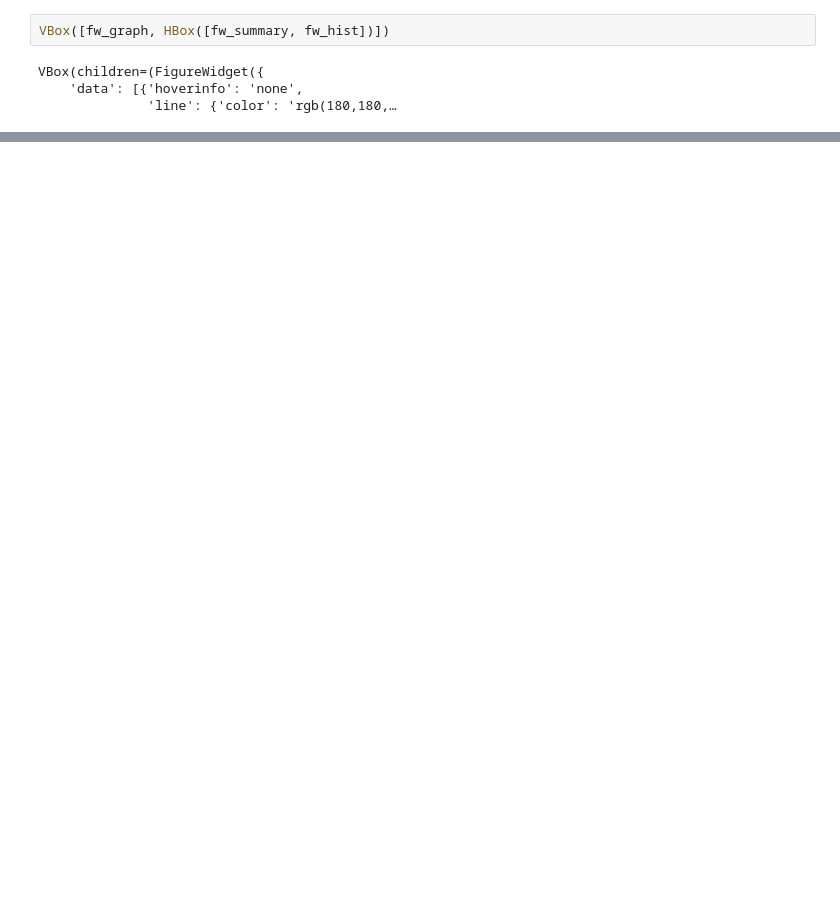
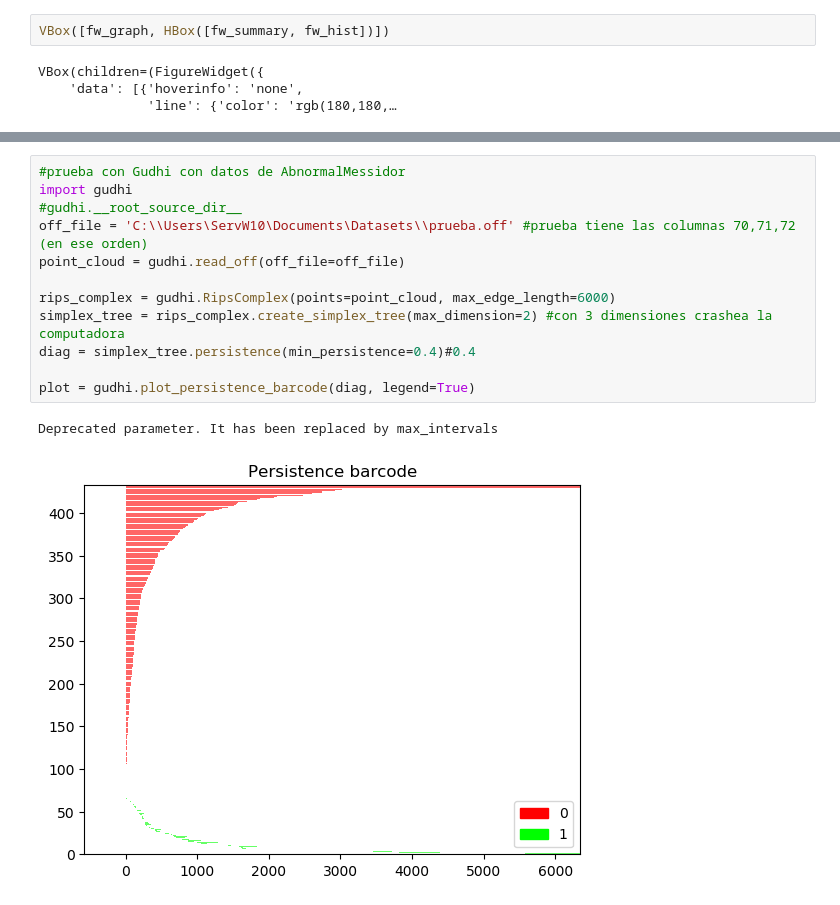
Before and after one commit to SleepWalKer09/Estadia, a Jupyter notebook: Kmapper Ojos.ipynb, the cells around one changed output, grey strips where cells are left out. Drawn from its saved outputs; the diff is of its cells as text; blank space fills up the shorter version.

```diff
--- a/Kmapper Ojos.ipynb
+++ b/Kmapper Ojos.ipynb
@@ -123,0 +154,15 @@ VBox(children=(HBox(children=(FigureWidget({
+# %%
+#prueba con Gudhi con datos de AbnormalMessidor
+import gudhi
+#gudhi.__root_source_dir__
+off_file = 'C:\\Users\ServW10\Documents\Datasets\\prueba.off' #prueba tiene las columnas 70,71,72 (en ese orden)
+point_cloud = gudhi.read_off(off_file=off_file)
+
+rips_complex = gudhi.RipsComplex(points=point_cloud, max_edge_length=6000)
+simplex_tree = rips_complex.create_simplex_tree(max_dimension=2) #con 3 dimensiones crashea la computadora
+diag = simplex_tree.persistence(min_persistence=0.4)#0.4
+
+plot = gudhi.plot_persistence_barcode(diag, legend=True)
+# %% [output]
+Deprecated parameter. It has been replaced by max_intervals
+[figure, added]
```
Also changed, not shown: parts of 14 cells of this notebook.
